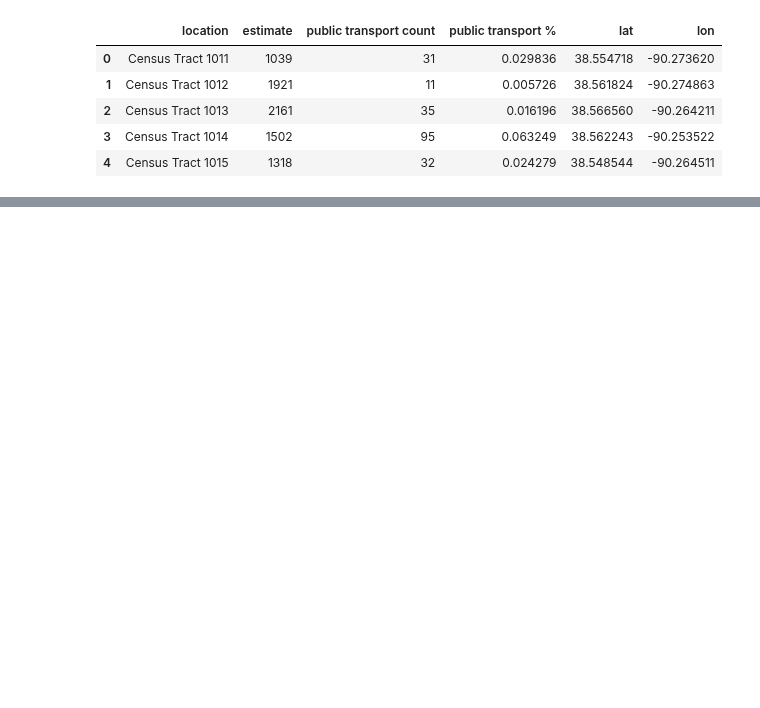
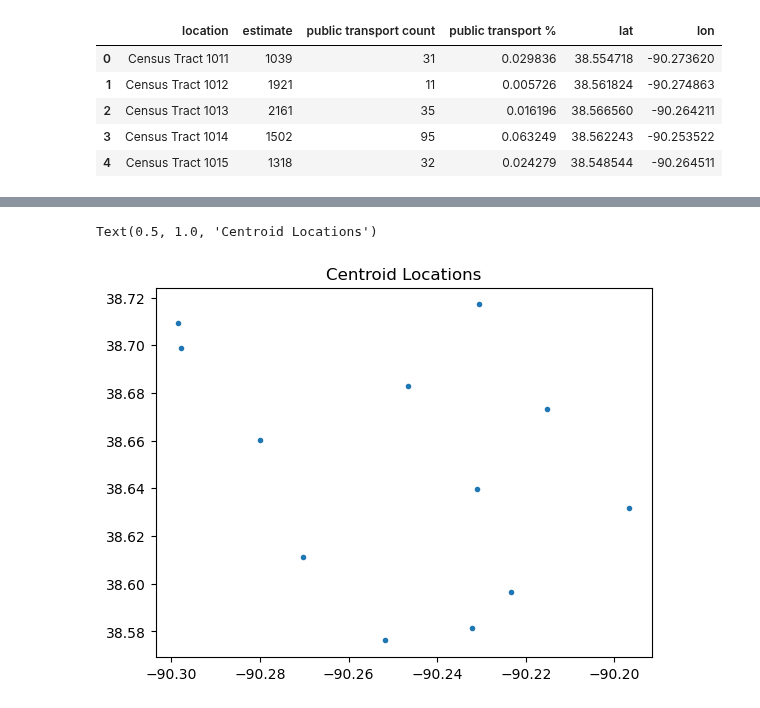
Before and after one commit to juliatompkins/trio-capstone, a Jupyter notebook: algorithms code/K-Means.ipynb, the cells around one changed output, grey strips where cells are left out. Drawn from its saved outputs; the diff is of its cells as text; code cells hidden in the pictures; blank space fills up the shorter version.

```diff
--- a/algorithms code/K-Means.ipynb
+++ b/algorithms code/K-Means.ipynb
@@ -172,0 +172,8 @@ full_data.head()
+# %%
+longs = [i[0] for i in centroids]
+lats = [i[1] for i in centroids]
+plt.plot(longs, lats, '.')
+plt.title('Centroid Locations')
+# %% [output]
+Text(0.5, 1.0, 'Centroid Locations')
+[figure, added]
```
Also changed, not shown: parts of 6 cells of this notebook.
